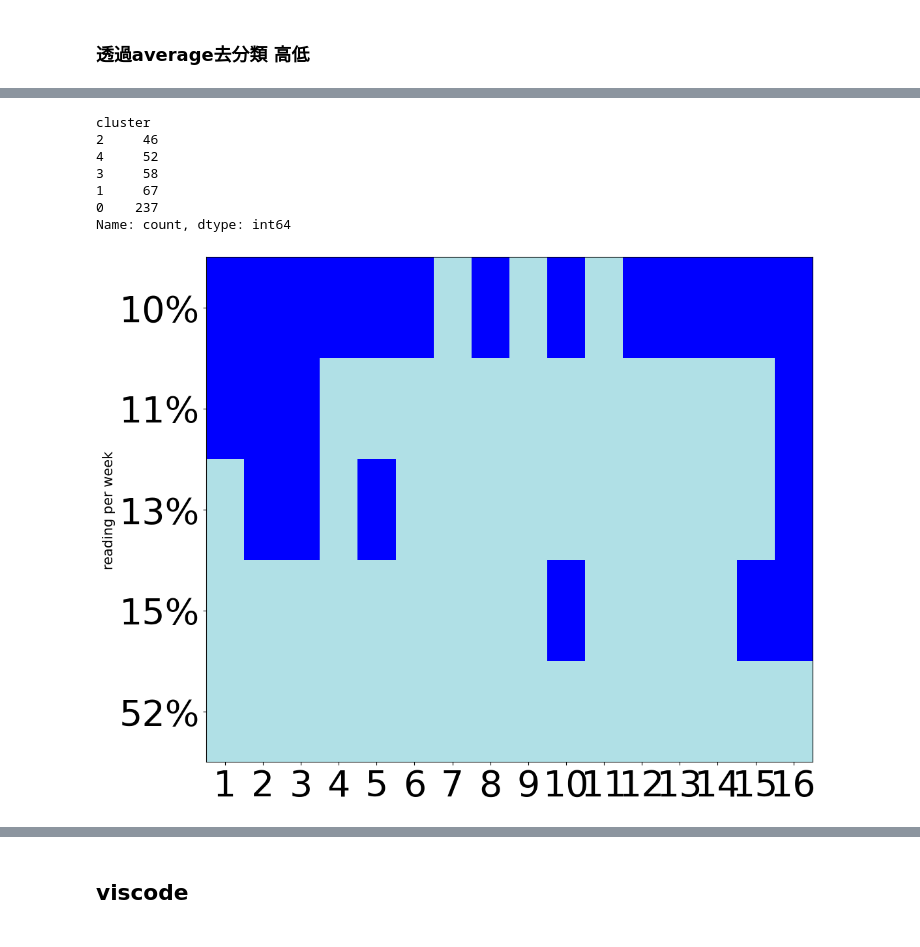
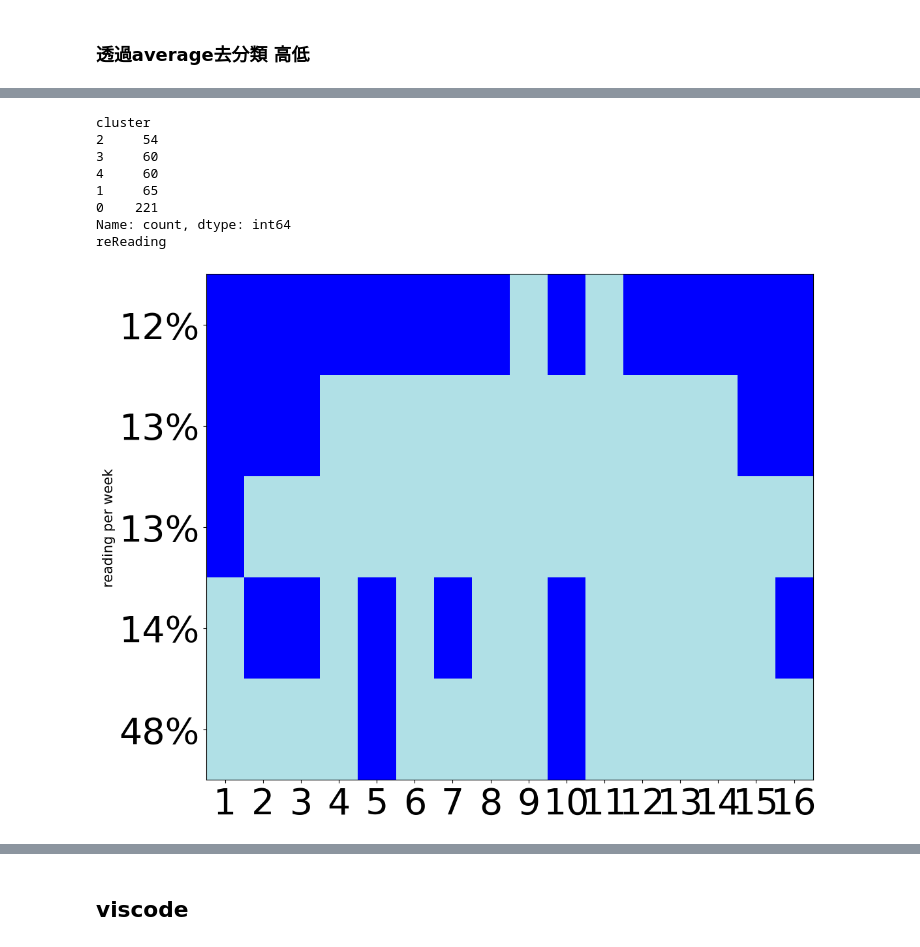
Before and after one commit to B0544218/thesis, a Jupyter notebook: draw_matrix_color.ipynb, the cells around one changed output, grey strips where cells are left out. Drawn from its saved outputs; the diff is of its cells as text; code cells hidden in the pictures.

```diff
--- a/draw_matrix_color.ipynb
+++ b/draw_matrix_color.ipynb
@@ -324,19 +325,20 @@ def draw(sequences, strategy_name, behavior, ratio):
 # %%
 sequences = reading0_input.to_numpy().tolist()
 ratio = reading0.iloc[:, -1]
 print(ratio)
 ratio = [str(int(item*100)) + "%" for item in round(ratio/sum(ratio), 2)]
-draw(sequences, 'BookRoll_0', 'reading', ratio)
+draw(sequences, 'reReading', 'reading', ratio)
 # 少描述性統計()
 # %% [output]
 cluster
-2     46
-4     52
-3     58
-1     67
-0    237
+2     54
+3     60
+4     60
+1     65
+0    221
 Name: count, dtype: int64
+reReading
-[figure, old version]
+[figure, new version]
 # %%
 sequences = reading1_input.to_numpy().tolist()
 ratio = reading1.iloc[:, -1]
```
Also changed, not shown: parts of 24 cells of this notebook.
